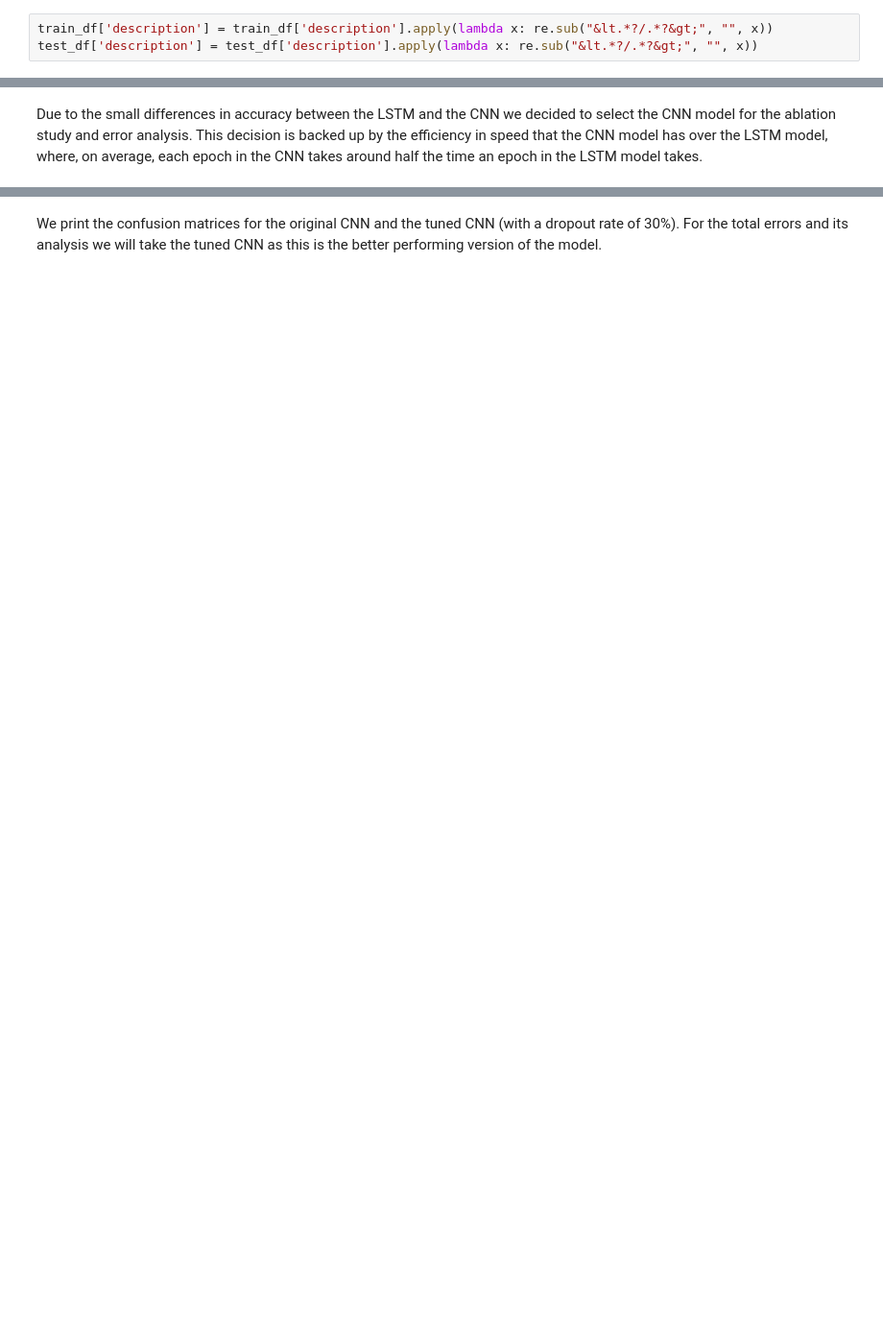
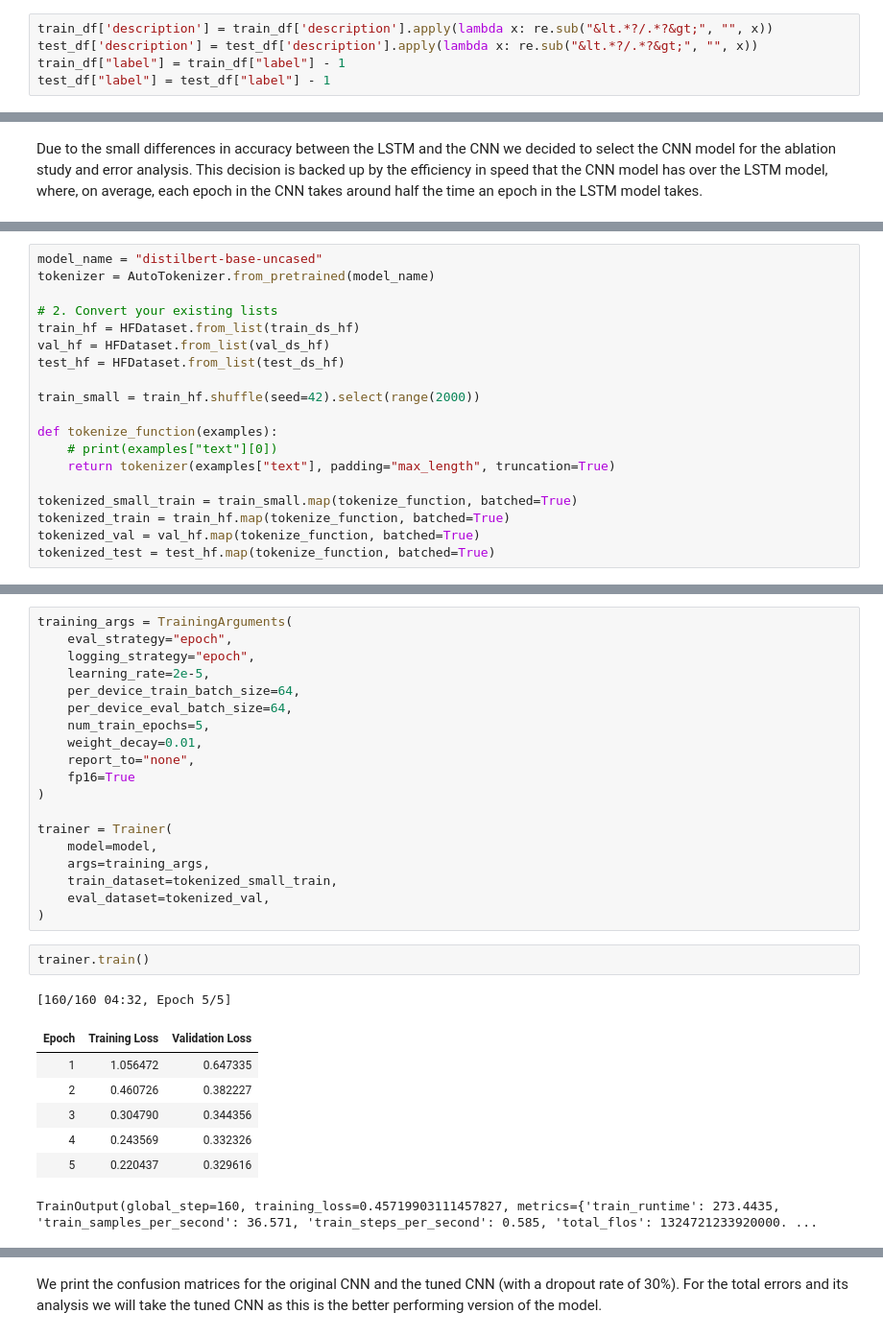
Before and after one commit to ThisIsPiclasso/nlp_assignment_3, a Jupyter notebook: neural_model_comparison_assignment_2.ipynb, the cells around one changed output, grey strips where cells are left out. Shown at 96% size. Drawn from its saved outputs; the diff is of its cells as text; blank space fills up the shorter version.

```diff
--- a/neural_model_comparison_assignment_2.ipynb
+++ b/neural_model_comparison_assignment_2.ipynb
@@ -61,6 +64,8 @@ The following cell uses regular expressions to cut out html code for embedded im
 # %%
 train_df['description'] = train_df['description'].apply(lambda x: re.sub("&lt.*?/.*?&gt;", "", x))
 test_df['description'] = test_df['description'].apply(lambda x: re.sub("&lt.*?/.*?&gt;", "", x))
+train_df["label"] = train_df["label"] - 1
+test_df["label"] = test_df["label"] - 1
 # %% [markdown]
 Since the data already came pre-split into train and test data, we use test_train_split on the training set to create a dev validation set. This is 10% of the training dataset. We are also combining the title and the description under one variable called "text" for ease of training.
 # %%
@@ -402,0 +404,19 @@ Due to the small differences in accuracy between the LSTM and the CNN we decided
+# %%
+model_name = "distilbert-base-uncased"
+tokenizer = AutoTokenizer.from_pretrained(model_name)
+
+# 2. Convert your existing lists
+train_hf = HFDataset.from_list(train_ds_hf)
+val_hf = HFDataset.from_list(val_ds_hf)
+test_hf = HFDataset.from_list(test_ds_hf)
+
+train_small = train_hf.shuffle(seed=42).select(range(2000))
+
+def tokenize_function(examples):
+    # print(examples["text"][0])
+    return tokenizer(examples["text"], padding="max_length", truncation=True)
+
+tokenized_small_train = train_small.map(tokenize_function, batched=True)
+tokenized_train = train_hf.map(tokenize_function, batched=True)
+tokenized_val = val_hf.map(tokenize_function, batched=True)
+tokenized_test = test_hf.map(tokenize_function, batched=True)
@@ -402,0 +442,30 @@ Due to the small differences in accuracy between the LSTM and the CNN we decided
+# %%
+training_args = TrainingArguments(
+    eval_strategy="epoch",
+    logging_strategy="epoch",
+    learning_rate=2e-5,
+    per_device_train_batch_size=64,
+    per_device_eval_batch_size=64,
+    num_train_epochs=5,
+    weight_decay=0.01,
+    report_to="none",
+    fp16=True
+)
+
+trainer = Trainer(
+    model=model,
+    args=training_args,
+    train_dataset=tokenized_small_train,
+    eval_dataset=tokenized_val,
+)
+# %%
+trainer.train()
+# %% [output]
+[160/160 04:32, Epoch 5/5]
+| Epoch | Training Loss | Validation Loss |
+| 1 | 1.056472 | 0.647335 |
+| 2 | 0.460726 | 0.382227 |
+| 3 | 0.304790 | 0.344356 |
+| 4 | 0.243569 | 0.332326 |
+| 5 | 0.220437 | 0.329616 |
+TrainOutput(global_step=160, training_loss=0.45719903111457827, metrics={'train_runtime': 273.4435, 'train_samples_per_second': 36.571, 'train_steps_per_second': 0.585, 'total_flos': 1324721233920000. ...
```
Also changed, not shown: parts of 23 cells of this notebook, 1 other file.
